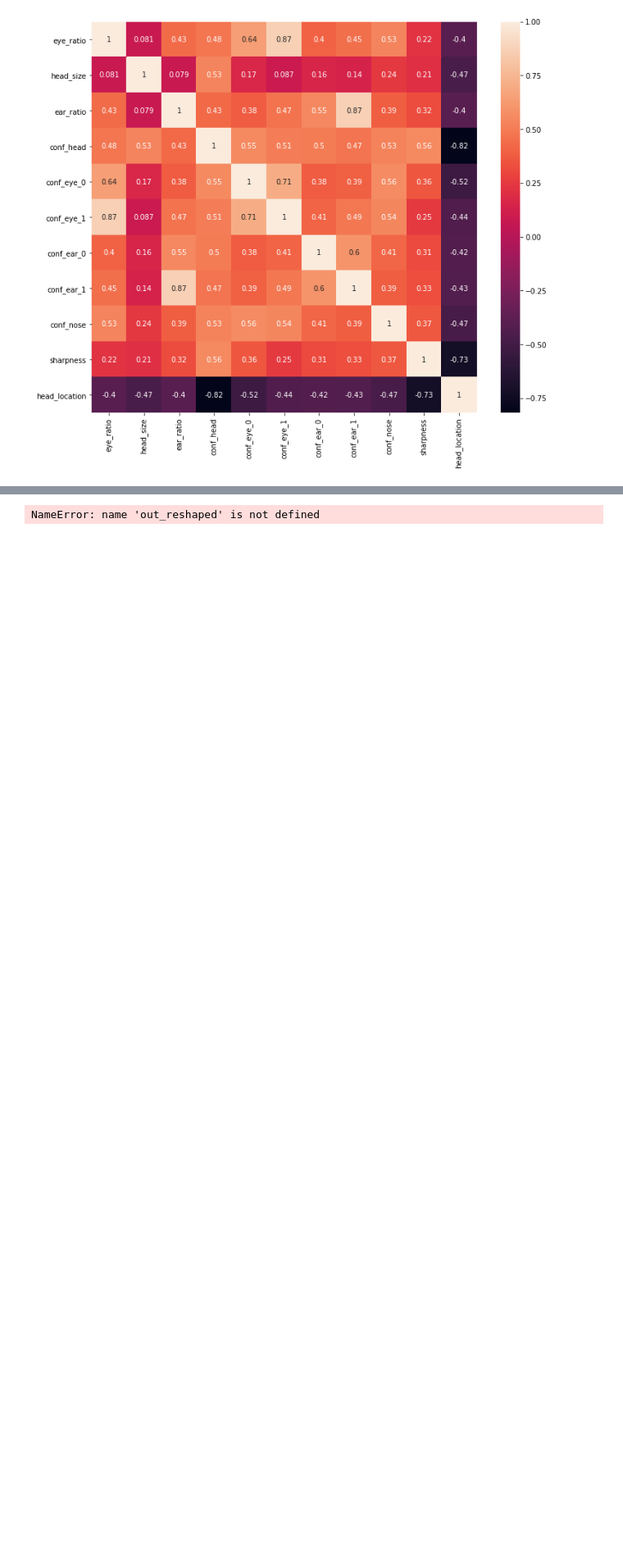
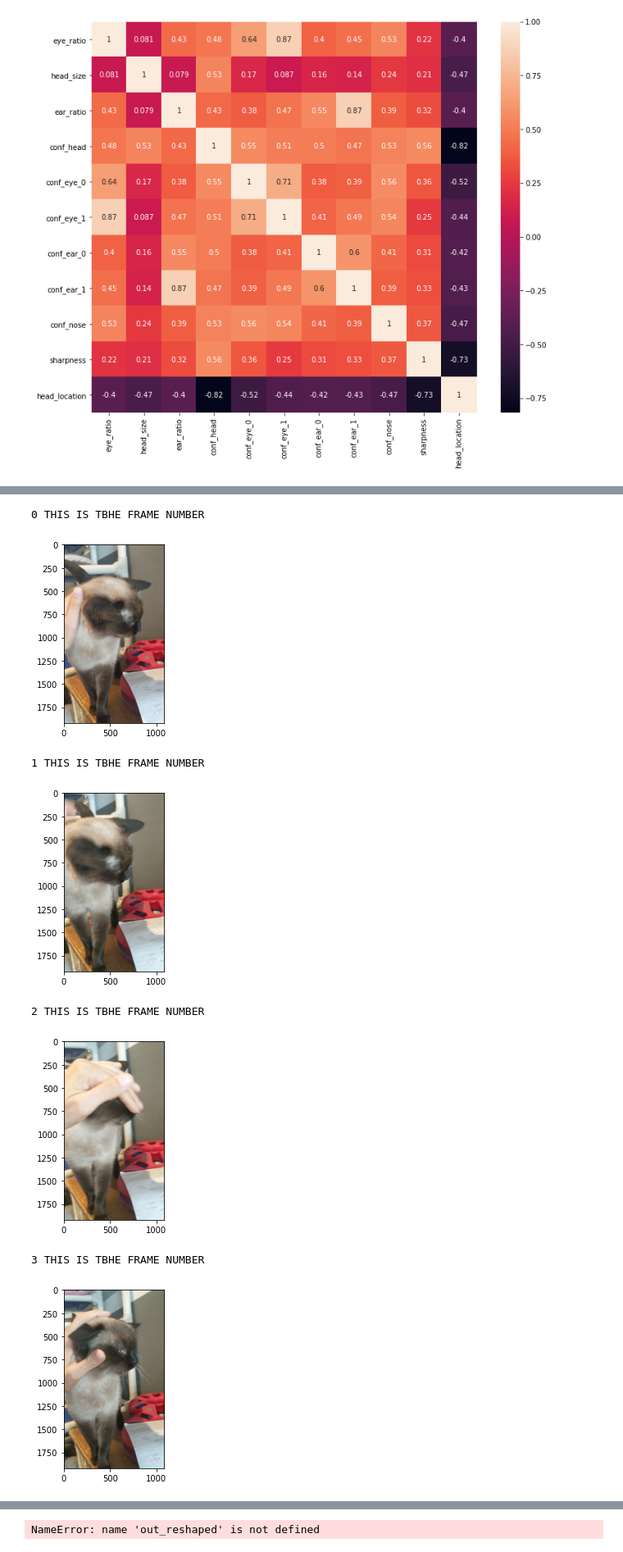
Before and after one commit to iacs-capstone-2020-adoptimize/final_project, a Jupyter notebook: notebooks/regression_refinements_analysis.ipynb, the cells around one changed output, grey strips where cells are left out. Shown at 82% size. Drawn from its saved outputs; the diff is of its cells as text; code cells hidden in the pictures; blank space fills up the shorter version.

Commit message:
Updated logistic regression

```diff
--- a/notebooks/regression_refinements_analysis.ipynb
+++ b/notebooks/regression_refinements_analysis.ipynb
@@ -200,0 +197,8 @@ Things left to do
+# %%
+"""
+Feed in a video
+Of the video, run a logistic regression on all frames, with the probability picked out
+Pick the image with the score of 5 as the maximum with the highest probability.
+"""
+from process_video import get_features_video
+random_video_x = get_features_video("../data/videos/cat66.mp4", sample_rate=10, return_frames=True)
@@ -200,0 +227,22 @@ Things left to do
+# %%
+x_headers_test = [
+    "junk", "eye_ratio", "head_size", "ear_ratio",
+    "conf_head", "conf_eye_0", "conf_eye_1",
+    "conf_ear_0", "conf_ear_1", "conf_nose", "sharpness", "head_location"
+]
+randx, randx_images = random_video_x
+randx_df = pd.DataFrame(randx, columns=x_headers_test).drop(columns=["junk"])
+# %%
+for i, img in enumerate(randx_images):
+    print(i, "THIS IS TBHE FRAME NUMBER")
+    plt.imshow(img)
+    plt.show()
+# %% [output]
+0 THIS IS TBHE FRAME NUMBER
+[figure, added]
+1 THIS IS TBHE FRAME NUMBER
+[figure, added]
+2 THIS IS TBHE FRAME NUMBER
+[figure, added]
+3 THIS IS TBHE FRAME NUMBER
+[figure, added]
```
Also changed, not shown: parts of 26 cells of this notebook.
